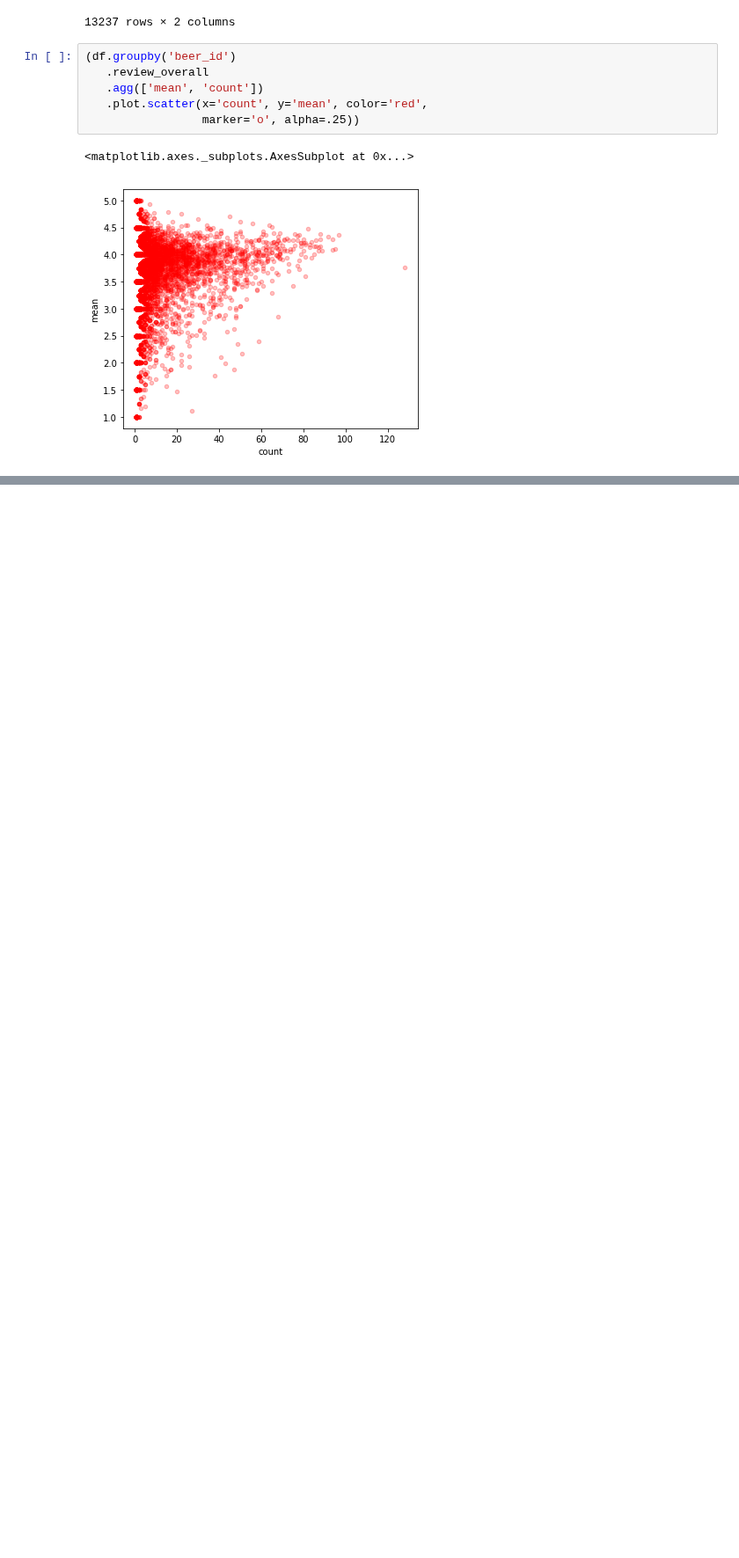
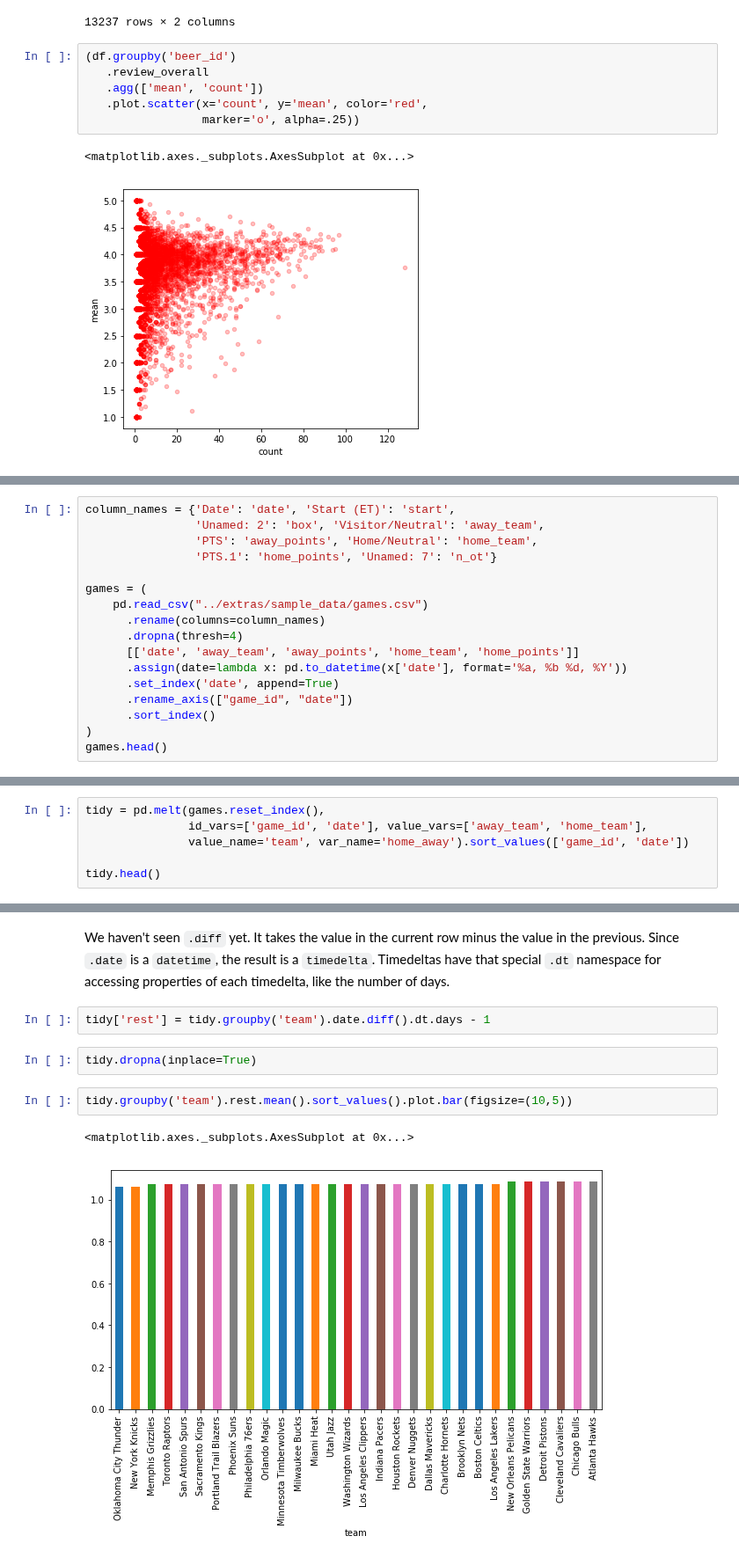
Before and after one commit to hvribeiro/MCSC1, a Jupyter notebook: aulas/01.6 - Getting Started with Scientific Python (pandas).ipynb, the cells around one changed output, grey strips where cells are left out. Shown at 88% size. Drawn from its saved outputs; the diff is of its cells as text; blank space fills up the shorter version.

```diff
--- a/aulas/01.6 - Getting Started with Scientific Python (pandas).ipynb
+++ b/aulas/01.6 - Getting Started with Scientific Python (pandas).ipynb
@@ -1523,0 +1611,17 @@ df.groupby('beer_id').review_overall.agg(['mean', 'count'])
+# %%
+column_names = {'Date': 'date', 'Start (ET)': 'start',
+                'Unamed: 2': 'box', 'Visitor/Neutral': 'away_team',
+                'PTS': 'away_points', 'Home/Neutral': 'home_team',
+                'PTS.1': 'home_points', 'Unamed: 7': 'n_ot'}
+
+games = (
+    pd.read_csv("../extras/sample_data/games.csv")
+      .rename(columns=column_names)
+      .dropna(thresh=4)
+      [['date', 'away_team', 'away_points', 'home_team', 'home_points']]
+      .assign(date=lambda x: pd.to_datetime(x['date'], format='%a, %b %d, %Y'))
+      .set_index('date', append=True)
+      .rename_axis(["game_id", "date"])
+      .sort_index()
+)
+games.head()
@@ -1523,0 +1689,6 @@ df.groupby('beer_id').review_overall.agg(['mean', 'count'])
+# %%
+tidy = pd.melt(games.reset_index(),
+               id_vars=['game_id', 'date'], value_vars=['away_team', 'home_team'],
+               value_name='team', var_name='home_away').sort_values(['game_id', 'date'])
+
+tidy.head()
@@ -1523,0 +1717,11 @@ df.groupby('beer_id').review_overall.agg(['mean', 'count'])
+# %% [markdown]
+We haven't seen `.diff` yet. It takes the value in the current row minus the value in the previous. Since `.date` is a `datetime`, the result is a `timedelta`. Timedeltas have that special `.dt` namespace for accessing properties of each timedelta, like the number of days.
+# %%
+tidy['rest'] = tidy.groupby('team').date.diff().dt.days - 1
+# %%
+tidy.dropna(inplace=True)
+# %%
+tidy.groupby('team').rest.mean().sort_values().plot.bar(figsize=(10,5))
+# %% [output]
+<matplotlib.axes._subplots.AxesSubplot at 0x...>
+[figure, added]
```
Also changed, not shown: parts of 44 cells of this notebook.
